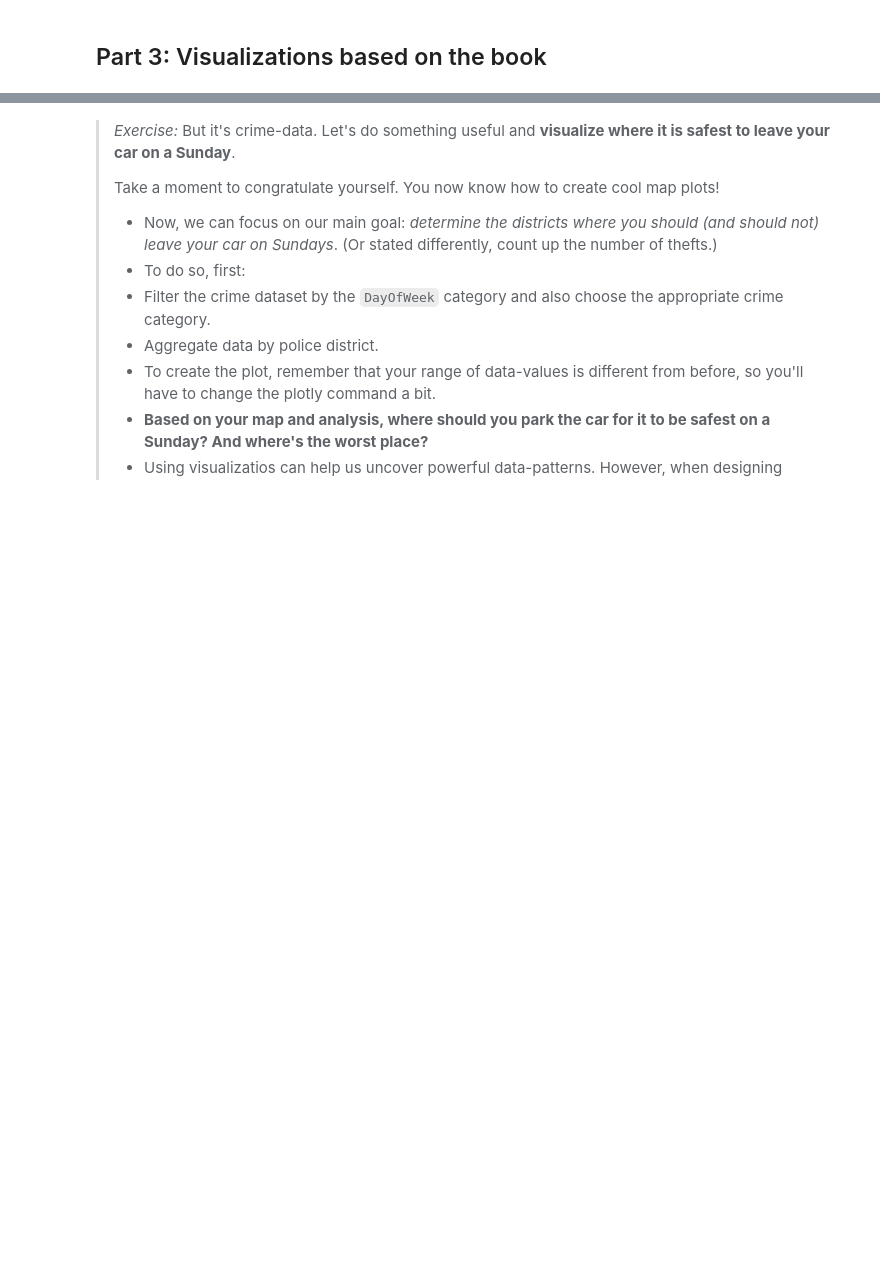
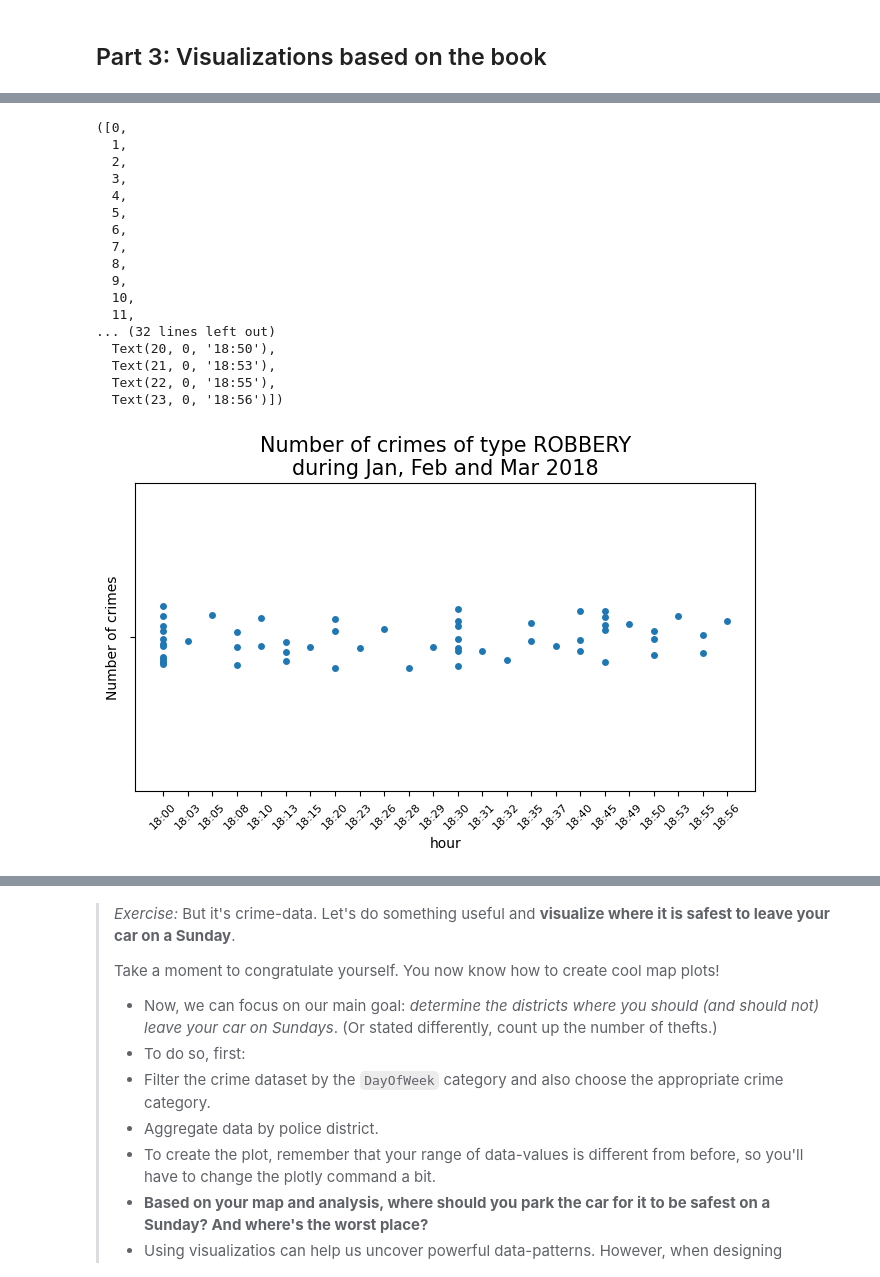
Before and after one commit to alejandranavcas/socialdata2023, a Jupyter notebook: lectures/Week3.ipynb, the cells around one changed output, grey strips where cells are left out. Drawn from its saved outputs; the diff is of its cells as text; code cells hidden in the pictures; blank space fills up the shorter version.

```diff
--- a/lectures/Week3.ipynb
+++ b/lectures/Week3.ipynb
@@ -133,0 +119,6 @@ To find the text, you will need to go to **DTU Learn**. It's under "Course conte
+# %%
+# Upload data
+import pandas as pd
+
+data = pd.read_csv("/Users/alejandranavarrocastillo/Documents/GitHub/socialdata2023/files/Police_Department_Incident_Reports__Historical_2003_to_May_2018.csv")
+data.tail()
@@ -133,0 +133,51 @@ To find the text, you will need to go to **DTU Learn**. It's under "Course conte
+# %%
+### Jitter plot for (crime type) and (suitable time interval)
+# Info source: https://towardsdatascience.com/jitter-plots-with-pythons-seaborn-62188bf511b8
+
+# crime type is 'ROBBERY'
+crime_type = 'ROBBERY'
+subsetdata = data[data['Category'] == crime_type]
+
+# find all rows where the date suits the time interval (january, february and march 2018)
+subsetdata = subsetdata[subsetdata['Date'].str.contains(r'[0-3]{2}/[0-9]{2}/2018')]
+
+# arrest times during a single hour (18-19)
+subsetdata = subsetdata[subsetdata['Time'].str.contains(r'18:[0-9]{2}')]
+subsetdata.head()
+
+# sort the dataframe by the hour component of the timestamp column
+times = list(subsetdata['Time'])
+times = sorted(times, key=lambda x: int(x[3:5]))
+# %%
+##### JITTER PLOT #####
+import seaborn as sns
+import matplotlib.pyplot as plt
+
+fig, ax = plt.subplots(1, figsize=(8,4))
+# Plot
+sns.stripplot(x=times, data=times)
+
+# title and labels
+plt.title('Number of crimes of type '+crime_type+'\nduring Jan, Feb and Mar 2018', loc='center', fontsize=15)
+plt.xlabel('hour')
+plt.ylabel('Number of crimes')
+plt.xticks(size= 8, rotation=45)
+# %% [output]
+([0,
+  1,
+  2,
+  3,
+  4,
+  5,
+  6,
+  7,
+  8,
+  9,
+  10,
+  11,
+... (32 lines left out)
+  Text(20, 0, '18:50'),
+  Text(21, 0, '18:53'),
+  Text(22, 0, '18:55'),
+  Text(23, 0, '18:56')])
+[figure, added]
```
Also changed, not shown: parts of 8 cells of this notebook.
